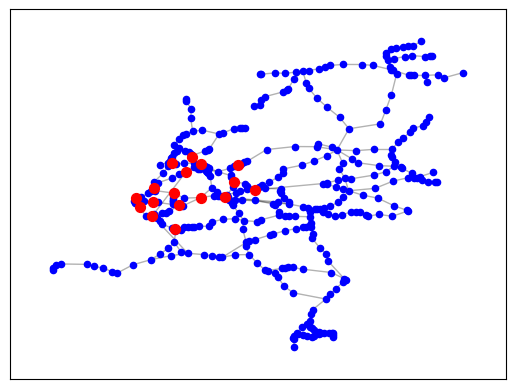
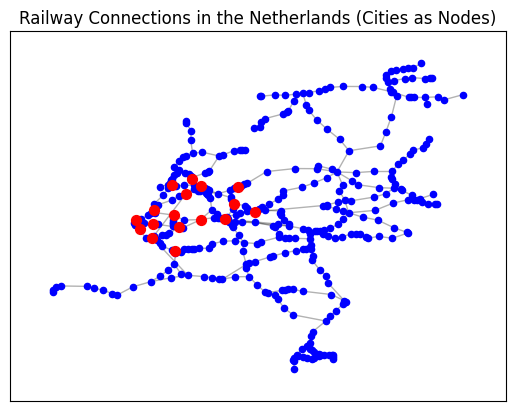
Unified diff of the notebook cell whose output changed from the first chart to the second:
--- before
+++ after
@@ -1,2 +1,3 @@
+import matplotlib.pyplot as plt
 # edges
 nx.draw_networkx_edges(G, pos, alpha=0.3)
@@ -5,2 +6,5 @@
 nx.draw_networkx_nodes(G, pos, nodelist=blue_nodes, node_color="blue", node_size=20)
 nx.draw_networkx_nodes(G, pos, nodelist=red_nodes, node_color="red", node_size=50)
+plt.title("Railway Connections in the Netherlands (Cities as Nodes)")
+plt.savefig("network_graph.png", dpi=300)
+plt.show()

Commit: pull